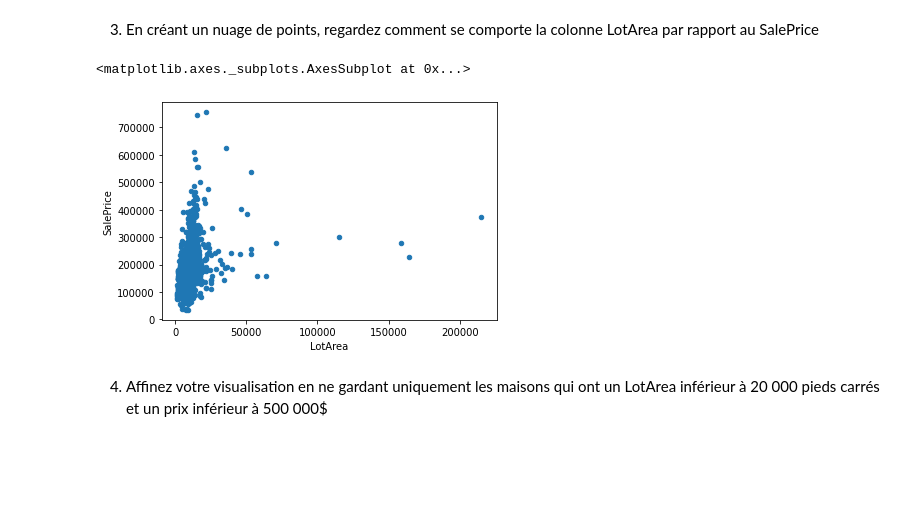
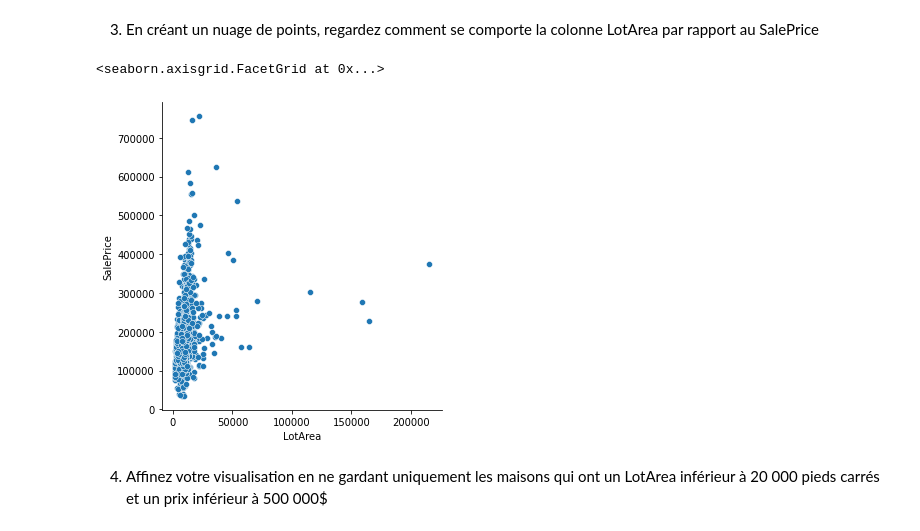
Before and after one commit to Pauline-Mdt/Hitema_python-pour-analyse-donnees, a Jupyter notebook: data_visualisation_statistiques_descriptives.ipynb, the cells around one changed output. Saved outputs shown, nothing was run; the diff lists cells and outputs as text; code cells hidden in the pictures; blank space fills up the shorter version.

Commit message:
Data Visualisation Statistiques descriptives - exercice 3

```diff
--- a/data_visualisation_statistiques_descriptives.ipynb
+++ b/data_visualisation_statistiques_descriptives.ipynb
@@ -94,10 +79,11 @@ memory usage: 924.0+ KB
 3.   En créant un nuage de points, regardez comment se comporte la colonne LotArea par
 rapport au SalePrice
 # %%
-house_pricing.plot(x='LotArea', y='SalePrice', kind='scatter')
+#house_pricing.plot(x='LotArea', y='SalePrice', kind='scatter')
+sb.relplot(data=house_pricing, x="LotArea", y="SalePrice")
 # %% [output]
-<matplotlib.axes._subplots.AxesSubplot at 0x...>
+<seaborn.axisgrid.FacetGrid at 0x...>
-[figure, old version]
+[figure, new version]
 # %% [markdown]
 4.   Affinez votre visualisation en ne gardant uniquement les maisons qui ont un LotArea inférieur à 20 000 pieds carrés et un prix inférieur à 500 000$
 # %%
```
Also changed, not shown: parts of 23 cells of this notebook.
